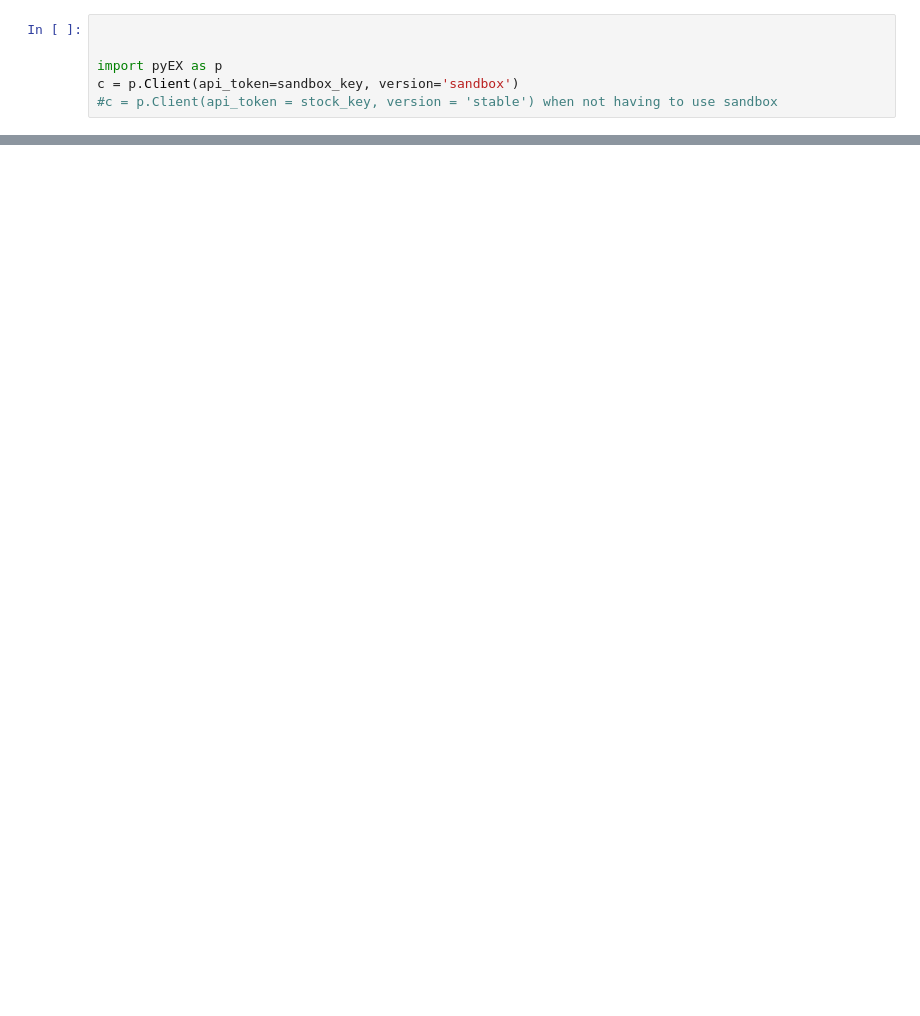
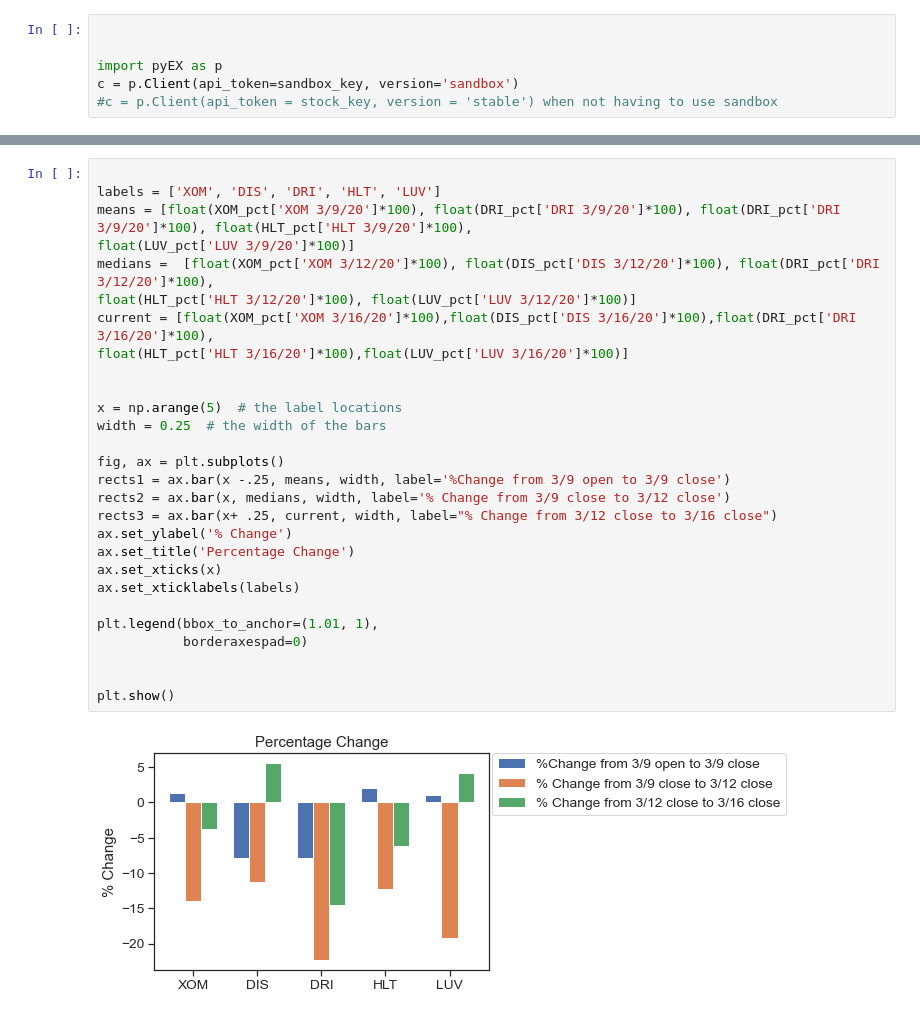
Before and after one commit to SharonBond/homework, a Jupyter notebook: github_IEX_API_project.ipynb, the cells around one changed output, grey strips where cells are left out. Drawn from its saved outputs; the diff is of its cells as text; blank space fills up the shorter version.

```diff
--- a/github_IEX_API_project.ipynb
+++ b/github_IEX_API_project.ipynb
@@ -279,0 +344,30 @@ g.fig.autofmt_xdate()
+# %%
+
+labels = ['XOM', 'DIS', 'DRI', 'HLT', 'LUV']
+means = [float(XOM_pct['XOM 3/9/20']*100), float(DRI_pct['DRI 3/9/20']*100), float(DRI_pct['DRI 3/9/20']*100), float(HLT_pct['HLT 3/9/20']*100),
+float(LUV_pct['LUV 3/9/20']*100)]
+medians =  [float(XOM_pct['XOM 3/12/20']*100), float(DIS_pct['DIS 3/12/20']*100), float(DRI_pct['DRI 3/12/20']*100),
+float(HLT_pct['HLT 3/12/20']*100), float(LUV_pct['LUV 3/12/20']*100)]
+current = [float(XOM_pct['XOM 3/16/20']*100),float(DIS_pct['DIS 3/16/20']*100),float(DRI_pct['DRI 3/16/20']*100),
+float(HLT_pct['HLT 3/16/20']*100),float(LUV_pct['LUV 3/16/20']*100)]
+
+
+x = np.arange(5)  # the label locations
+width = 0.25  # the width of the bars
+
+fig, ax = plt.subplots()
+rects1 = ax.bar(x -.25, means, width, label='%Change from 3/9 open to 3/9 close')
+rects2 = ax.bar(x, medians, width, label='% Change from 3/9 close to 3/12 close')
+rects3 = ax.bar(x+ .25, current, width, label="% Change from 3/12 close to 3/16 close")
+ax.set_ylabel('% Change')
+ax.set_title('Percentage Change')
+ax.set_xticks(x)
+ax.set_xticklabels(labels)
+
+plt.legend(bbox_to_anchor=(1.01, 1),
+           borderaxespad=0)
+
+
+plt.show()
+# %% [output]
+[figure, added]
```
Also changed, not shown: parts of 22 cells of this notebook.
